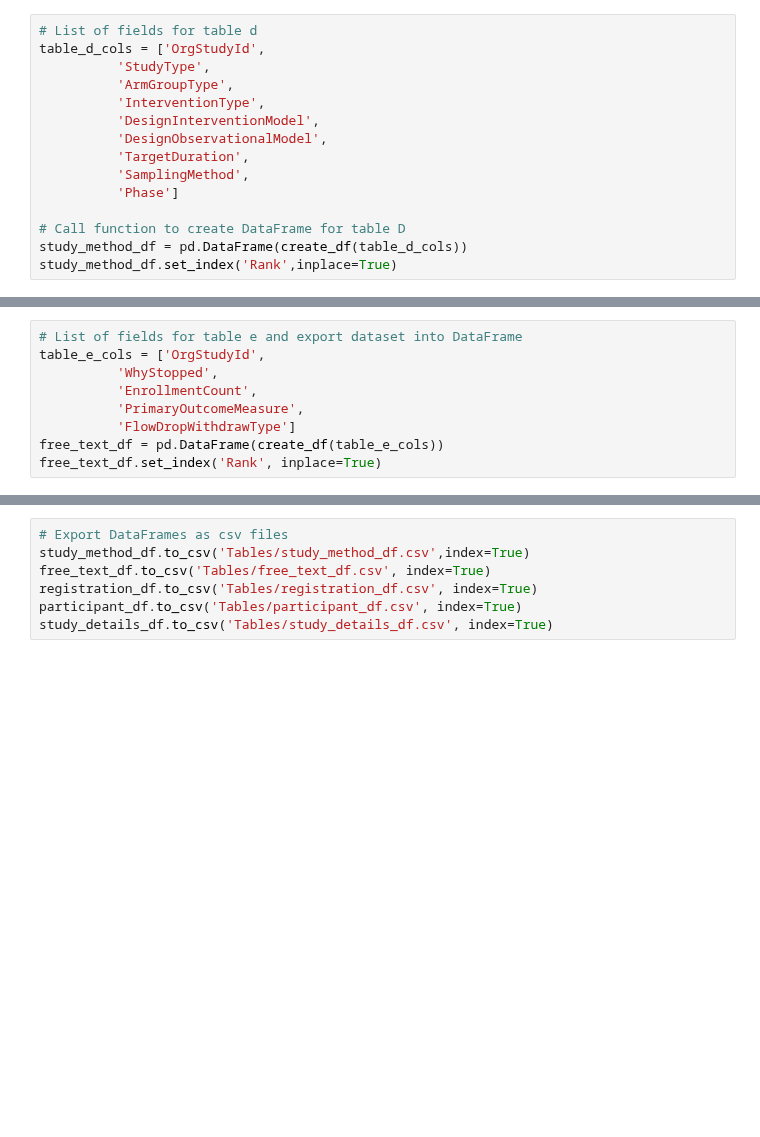
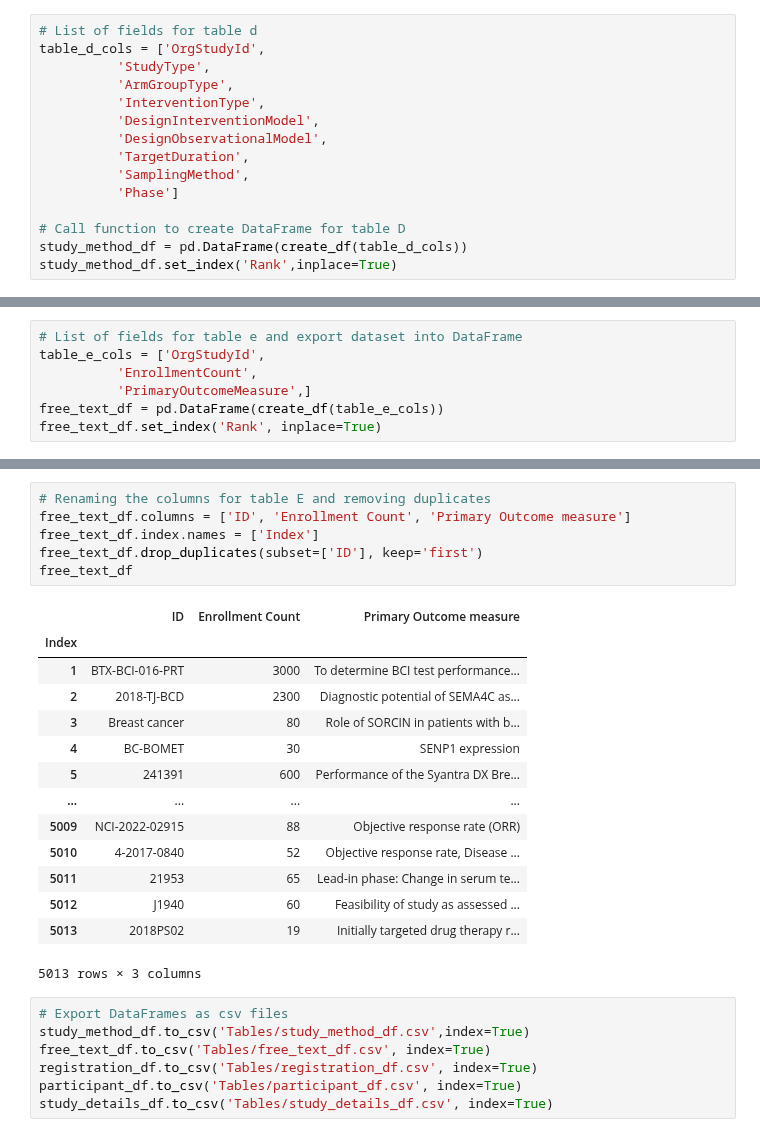
Before and after one commit to AnneLonero/Clinical_Trials_Research_Project, a Jupyter notebook: ETL Official.ipynb, the cells around one changed output, grey strips where cells are left out. Saved outputs shown, nothing was run; the diff lists cells and outputs as text; blank space fills up the shorter version.

```diff
--- a/ETL Official.ipynb
+++ b/ETL Official.ipynb
@@ -193,10 +219,8 @@ study_method_df
 # %%
 # List of fields for table e and export dataset into DataFrame
 table_e_cols = ['OrgStudyId',
-          'WhyStopped',
           'EnrollmentCount',
-          'PrimaryOutcomeMeasure',
-          'FlowDropWithdrawType']
+          'PrimaryOutcomeMeasure',]
 free_text_df = pd.DataFrame(create_df(table_e_cols))
 free_text_df.set_index('Rank', inplace=True)
 # %%
@@ -220,3 +228,24 @@ free_text_df
+# %%
+# Renaming the columns for table E and removing duplicates
+free_text_df.columns = ['ID', 'Enrollment Count', 'Primary Outcome measure']
+free_text_df.index.names = ['Index']
+free_text_df.drop_duplicates(subset=['ID'], keep='first')
+free_text_df
+# %% [output]
+|  | ID | Enrollment Count | Primary Outcome measure |
+| Index |  |  |  |
+| 1 | BTX-BCI-016-PRT | 3000 | To determine BCI test performance... |
+| 2 | 2018-TJ-BCD | 2300 | Diagnostic potential of SEMA4C as... |
+| 3 | Breast cancer | 80 | Role of SORCIN in patients with b... |
+| 4 | BC-BOMET | 30 | SENP1 expression |
+| 5 | 241391 | 600 | Performance of the Syantra DX Bre... |
+| ... | ... | ... | ... |
+| 5009 | NCI-2022-02915 | 88 | Objective response rate (ORR) |
+| 5010 | 4-2017-0840 | 52 | Objective response rate, Disease ... |
+| 5011 | 21953 | 65 | Lead-in phase: Change in serum te... |
+| 5012 | J1940 | 60 | Feasibility of study as assessed ... |
+| 5013 | 2018PS02 | 19 | Initially targeted drug therapy r... |
+5013 rows × 3 columns
 # %%
 # Export DataFrames as csv files
 study_method_df.to_csv('Tables/study_method_df.csv',index=True)
```
Also changed, not shown: parts of 8 cells of this notebook, 5 other files.
